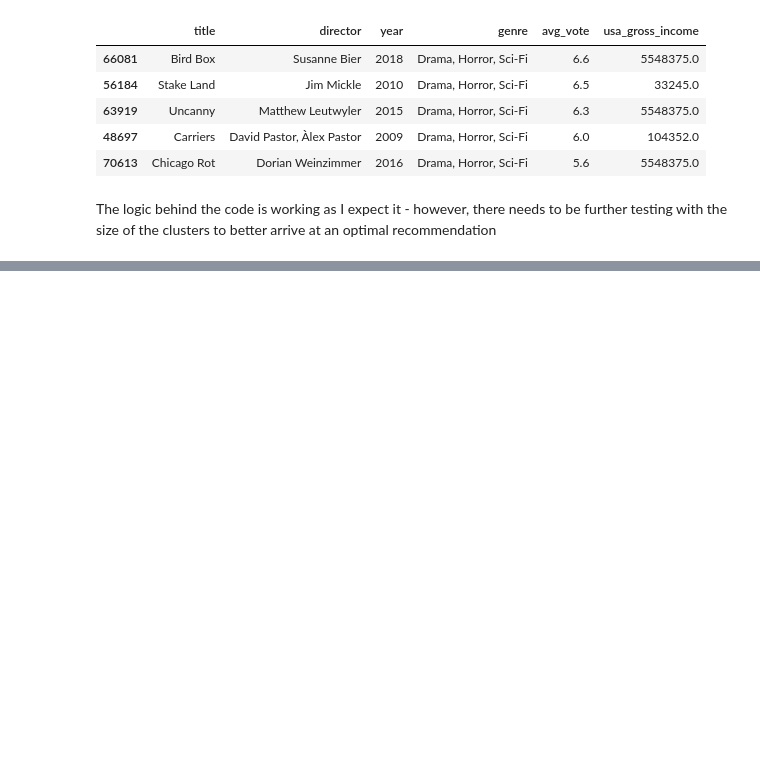
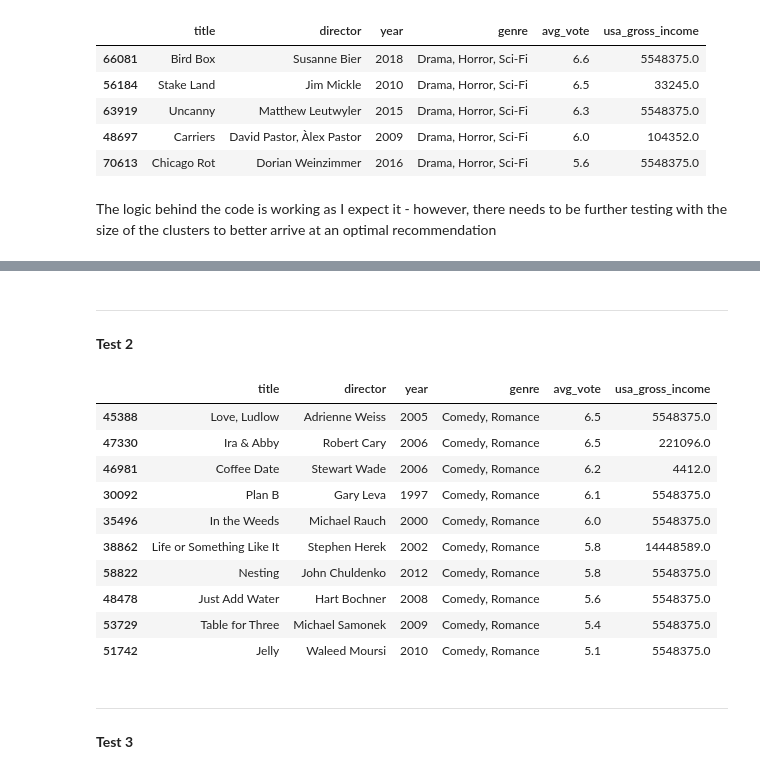
Before and after one commit to guedanie/movie_recommendation_model, a Jupyter notebook: wrangle_notebook.ipynb, the cells around one changed output, grey strips where cells are left out. Cells and saved outputs as stored; diff of their text form; code cells hidden in the pictures; blank space fills up the shorter version.

```diff
--- a/wrangle_notebook.ipynb
+++ b/wrangle_notebook.ipynb
@@ -747,0 +861,24 @@ The logic behind the code is working as I expect it - however, there needs to be
+# %% [markdown]
+-------
+
+**Test 2**
+# %%
+test = "Bridesmaids"
+# %%
+complex_movie_recommendation(df, test)
+# %% [output]
+|  | title | director | year | genre | avg_vote | usa_gross_income |
+| 45388 | Love, Ludlow | Adrienne Weiss | 2005 | Comedy, Romance | 6.5 | 5548375.0 |
+| 47330 | Ira & Abby | Robert Cary | 2006 | Comedy, Romance | 6.5 | 221096.0 |
+| 46981 | Coffee Date | Stewart Wade | 2006 | Comedy, Romance | 6.2 | 4412.0 |
+| 30092 | Plan B | Gary Leva | 1997 | Comedy, Romance | 6.1 | 5548375.0 |
+| 35496 | In the Weeds | Michael Rauch | 2000 | Comedy, Romance | 6.0 | 5548375.0 |
+| 38862 | Life or Something Like It | Stephen Herek | 2002 | Comedy, Romance | 5.8 | 14448589.0 |
+| 58822 | Nesting | John Chuldenko | 2012 | Comedy, Romance | 5.8 | 5548375.0 |
+| 48478 | Just Add Water | Hart Bochner | 2008 | Comedy, Romance | 5.6 | 5548375.0 |
+| 53729 | Table for Three | Michael Samonek | 2009 | Comedy, Romance | 5.4 | 5548375.0 |
+| 51742 | Jelly | Waleed Moursi | 2010 | Comedy, Romance | 5.1 | 5548375.0 |
+# %% [markdown]
+-------
+
+**Test 3**
```
Also changed, not shown: parts of 19 cells of this notebook.
